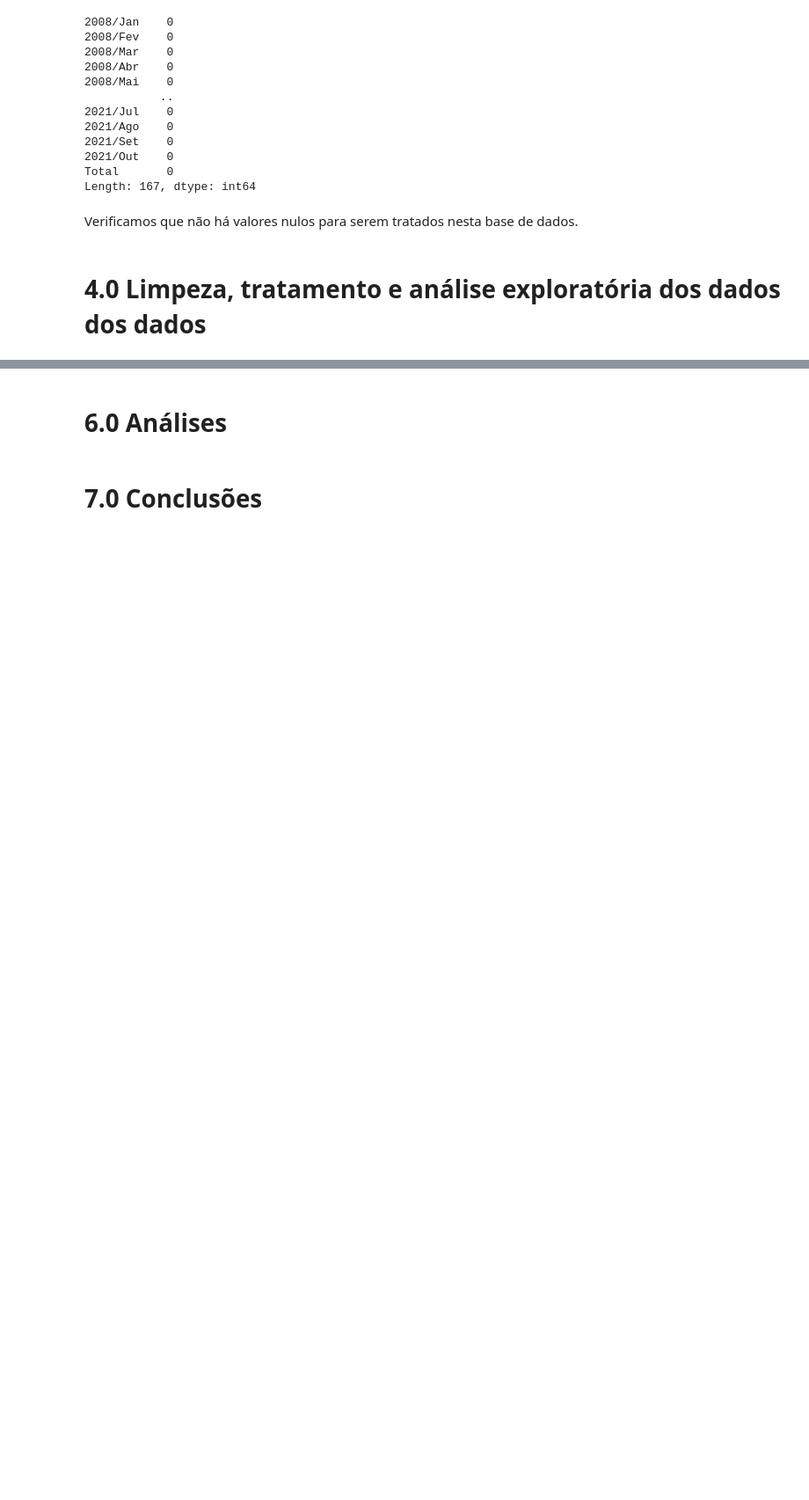
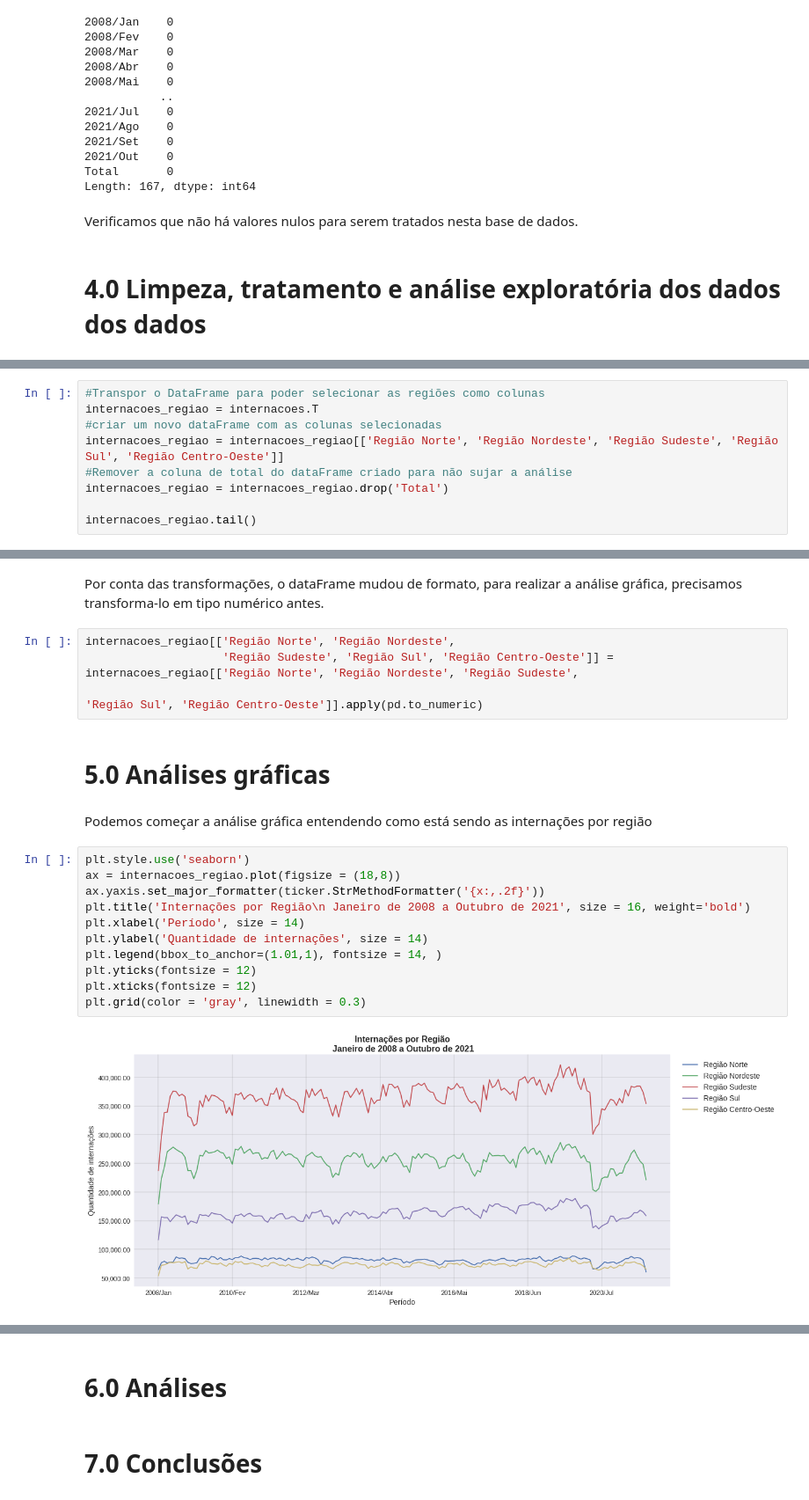
Before and after one commit to chermont04/Federal-District-Public-heath-Analysis, a Jupyter notebook: notebooks/Analise_de_internacoes_Brasil.ipynb, the cells around one changed output, grey strips where cells are left out. Shown at 88% size. Cells and saved outputs as stored; diff of their text form; blank space fills up the shorter version.

Commit message:
Adicionando análise por região do Brasil

```diff
--- a/notebooks/Analise_de_internacoes_Brasil.ipynb
+++ b/notebooks/Analise_de_internacoes_Brasil.ipynb
@@ -95,0 +97,9 @@ Vendo a nossa base de dados, percebemos que existem colunas aglutinadas pela reg
+# %%
+#Transpor o DataFrame para poder selecionar as regiões como colunas
+internacoes_regiao = internacoes.T
+#criar um novo dataFrame com as colunas selecionadas
+internacoes_regiao = internacoes_regiao[['Região Norte', 'Região Nordeste', 'Região Sudeste', 'Região Sul', 'Região Centro-Oeste']]
+#Remover a coluna de total do dataFrame criado para não sujar a análise
+internacoes_regiao = internacoes_regiao.drop('Total')
+
+internacoes_regiao.tail()
@@ -95,0 +113,23 @@ Vendo a nossa base de dados, percebemos que existem colunas aglutinadas pela reg
+# %% [markdown]
+Por conta das transformações, o dataFrame mudou de formato, para realizar a análise gráfica, precisamos transforma-lo em tipo numérico antes.
+# %%
+internacoes_regiao[['Região Norte', 'Região Nordeste',
+                    'Região Sudeste', 'Região Sul', 'Região Centro-Oeste']] = internacoes_regiao[['Região Norte', 'Região Nordeste', 'Região Sudeste',
+                                                                                                  'Região Sul', 'Região Centro-Oeste']].apply(pd.to_numeric)
+# %% [markdown]
+# 5.0 Análises gráficas
+# %% [markdown]
+Podemos começar a análise gráfica entendendo como está sendo as internações por região
+# %%
+plt.style.use('seaborn')
+ax = internacoes_regiao.plot(figsize = (18,8))
+ax.yaxis.set_major_formatter(ticker.StrMethodFormatter('{x:,.2f}'))
+plt.title('Internações por Região\n Janeiro de 2008 a Outubro de 2021', size = 16, weight='bold')
+plt.xlabel('Período', size = 14)
+plt.ylabel('Quantidade de internações', size = 14)
+plt.legend(bbox_to_anchor=(1.01,1), fontsize = 14, )
+plt.yticks(fontsize = 12)
+plt.xticks(fontsize = 12)
+plt.grid(color = 'gray', linewidth = 0.3)
+# %% [output]
+[figure, added]
```
Also changed, not shown: parts of 10 cells of this notebook.
